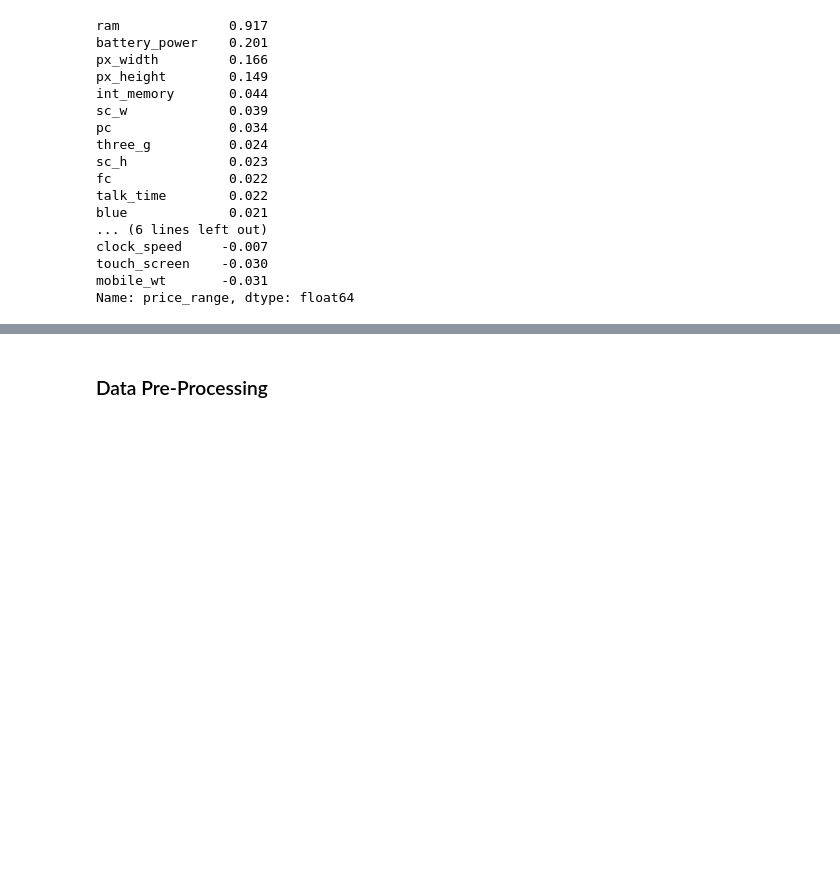
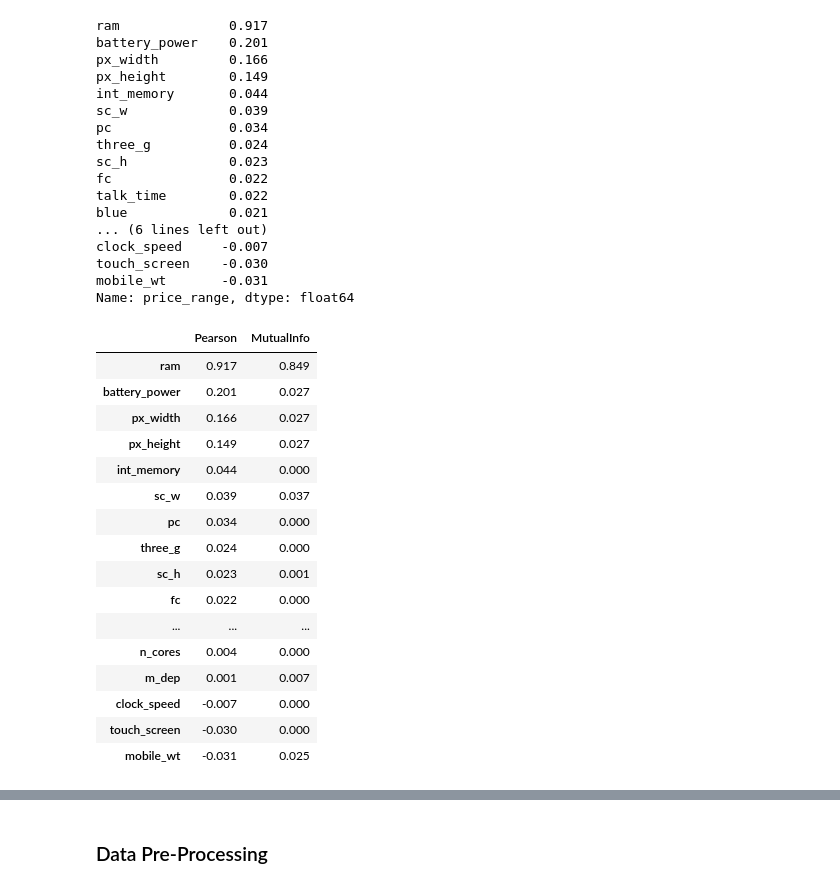
Before and after one commit to anikets349/ML-Assignment, a Jupyter notebook: Assignment.ipynb, the cells around one changed output, grey strips where cells are left out. Drawn from its saved outputs; the diff is of its cells as text; code cells hidden in the pictures; blank space fills up the shorter version.

```diff
--- a/Assignment.ipynb
+++ b/Assignment.ipynb
@@ -342,3 +344,37 @@ clock_speed     -0.007
 touch_screen    -0.030
 mobile_wt       -0.031
 Name: price_range, dtype: float64
+# %%
+df = train.copy()
+
+for c in cat_cols_all:
+    if c != "mobile_wt":
+        df[c] = df[c].map({"No": 0, "Yes": 1})
+    elif c == "mobile_wt":
+        df[c] = df[c].map({"Low": 0, "Med": 1, "High": 2})
+
+pcorr = df.drop("price_range", axis=1).apply(lambda x: np.corrcoef(x, df["price_range"])[0, 1])
+mi = mutual_info_classif(df.drop("price_range", axis=1), df["price_range"], random_state=RANDOM_STATE)
+
+display(pd.DataFrame({
+    "Pearson": pcorr,
+    "MutualInfo": mi
+}).round(3).sort_values(ascending=False, by="Pearson"))
+# %% [output]
+|  | Pearson | MutualInfo |
+| ram | 0.917 | 0.849 |
+| battery_power | 0.201 | 0.027 |
+| px_width | 0.166 | 0.027 |
+| px_height | 0.149 | 0.027 |
+| int_memory | 0.044 | 0.000 |
+| sc_w | 0.039 | 0.037 |
+| pc | 0.034 | 0.000 |
+| three_g | 0.024 | 0.000 |
+| sc_h | 0.023 | 0.001 |
+| fc | 0.022 | 0.000 |
+| ... | ... | ... |
+| n_cores | 0.004 | 0.000 |
+| m_dep | 0.001 | 0.007 |
+| clock_speed | -0.007 | 0.000 |
+| touch_screen | -0.030 | 0.000 |
+| mobile_wt | -0.031 | 0.025 |
```
Also changed, not shown: parts of 2 cells of this notebook.
